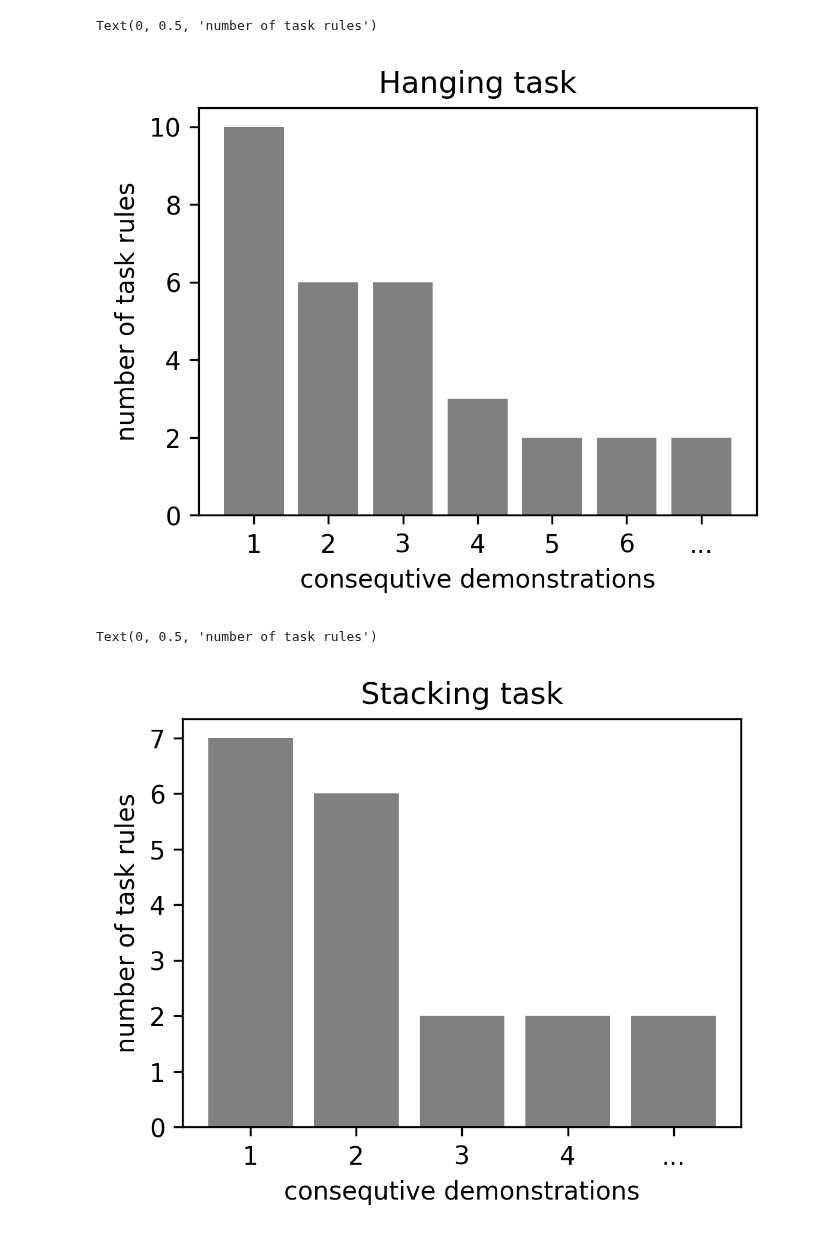
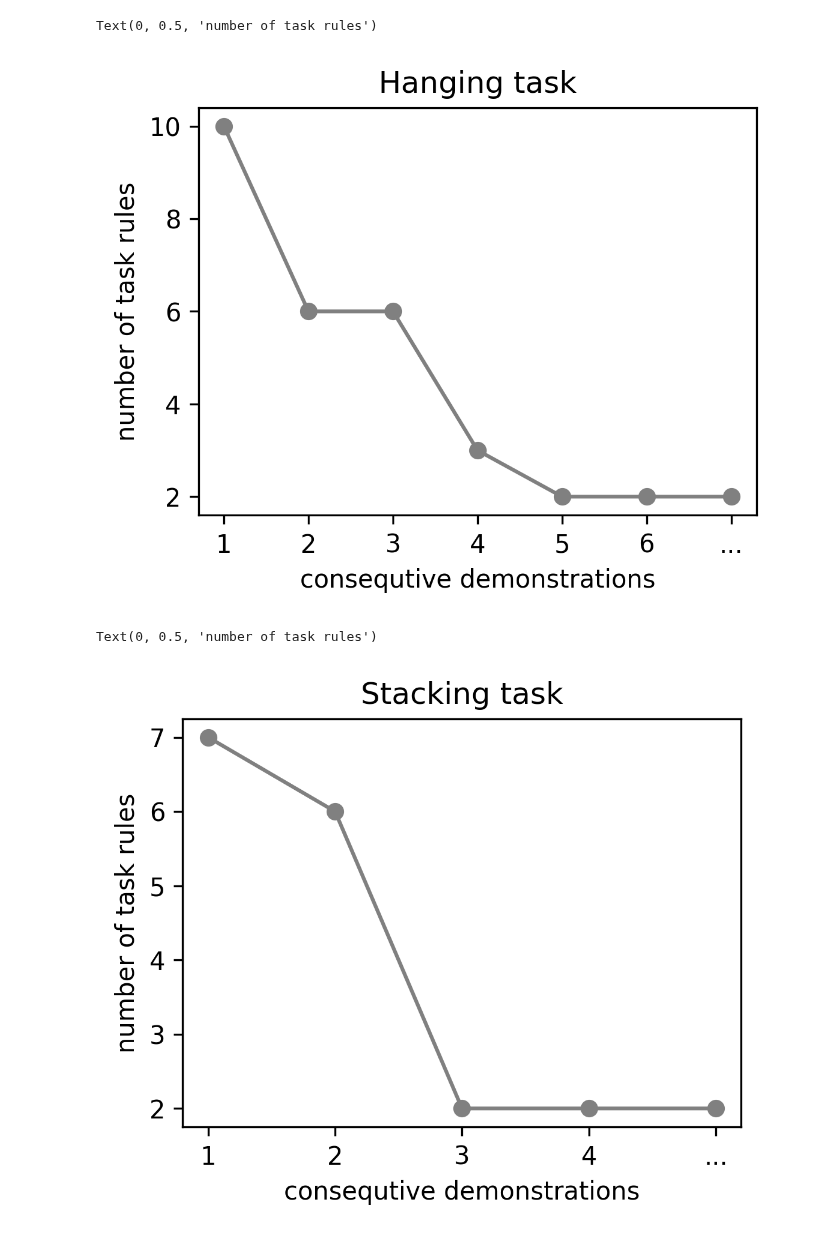
Before and after one commit to lubiluk/halepensis, a Jupyter notebook: combos.ipynb, the cells around one changed output. Saved outputs shown, nothing was run; the diff lists cells and outputs as text; code cells hidden in the pictures.

Commit message:
change plot style

```diff
--- a/combos.ipynb
+++ b/combos.ipynb
@@ -7,21 +7,21 @@ plt.rcParams["figure.dpi"] = 300
 X = ['1', '2', '3', '4', '5', '6', '...']
 Y = [10, 6, 6, 3, 2, 2, 2]
 
-plt.bar(X, Y, color="gray")
+plt.plot(X, Y, color="gray", marker="o")
 plt.title('Hanging task')
 plt.xlabel('consequtive demonstrations')
 plt.ylabel('number of task rules')
 # %% [output]
 Text(0, 0.5, 'number of task rules')
-[figure, old version]
+[figure, new version]
 # %%
 X = ['1', '2', '3', '4', '...']
 Y = [7, 6, 2, 2, 2]
 
-plt.bar(X, Y, color="gray")
+plt.plot(X, Y, color="gray", marker="o")
 plt.title('Stacking task')
 plt.xlabel('consequtive demonstrations')
 plt.ylabel('number of task rules')
 # %% [output]
 Text(0, 0.5, 'number of task rules')
-[figure, old version]
+[figure, new version]
```
Also changed, not shown: 2 other files.
